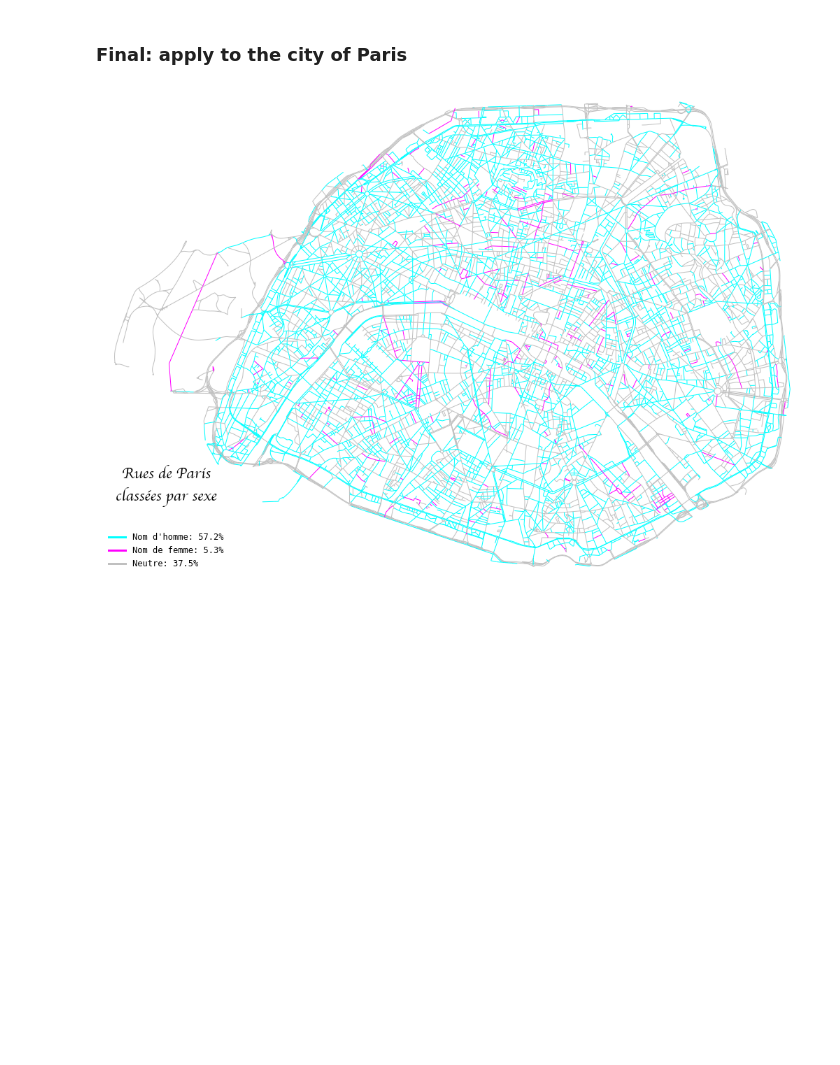
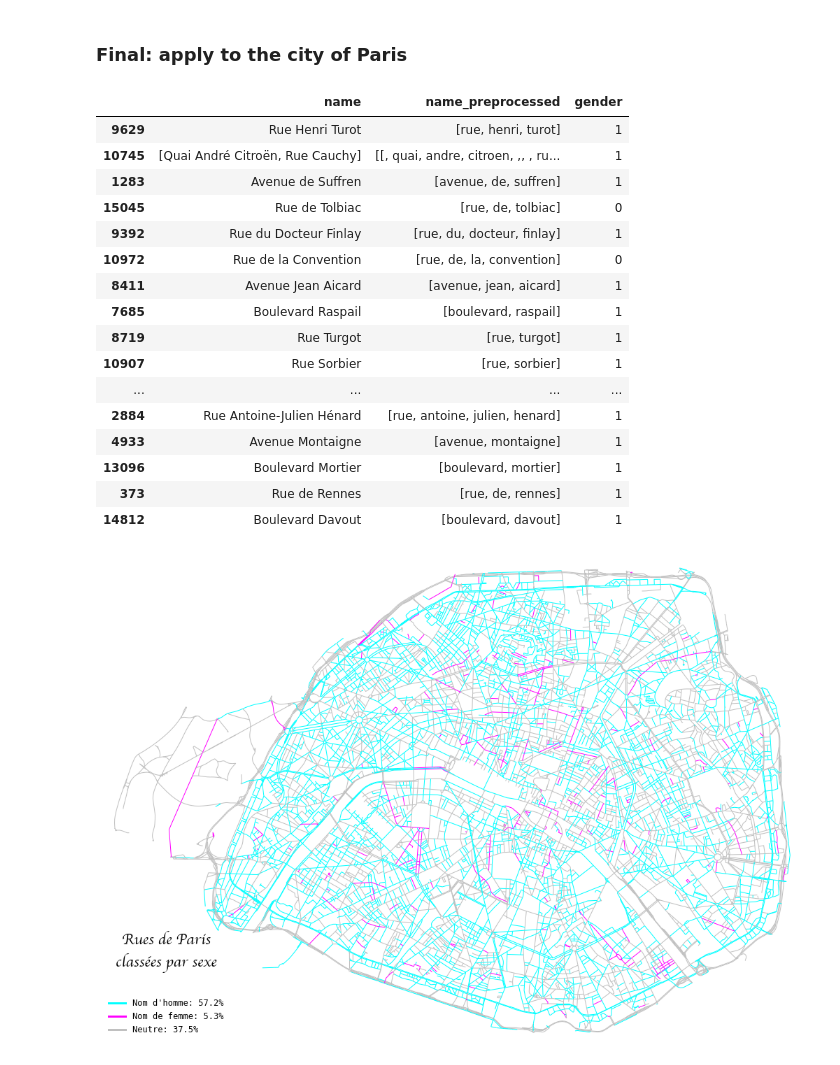
Before and after one commit to tdemareuil/StreetGender, a Jupyter notebook: roadnames.ipynb, the cells around one changed output. Saved outputs shown, nothing was run; the diff lists cells and outputs as text; code cells hidden in the pictures; blank space fills up the shorter version.

```diff
--- a/roadnames.ipynb
+++ b/roadnames.ipynb
@@ -457,8 +457,26 @@ roads['name_preprocessed'] = roads['name_preprocessed'].apply(lambda x: re.split
 roads['gender'] = roads['name_preprocessed'].progress_apply(lambda x: classify_gender(x))
 # %%
 # display a sample of street genders to check
-#test = roads.sample(50)
-#test
+test = roads.sample(50)
+test
+# %% [output]
+|  | name | name_preprocessed | gender |
+| 9629 | Rue Henri Turot | [rue, henri, turot] | 1 |
+| 10745 | [Quai André Citroën, Rue Cauchy] | [[, quai, andre, citroen, ,, , ru... | 1 |
+| 1283 | Avenue de Suffren | [avenue, de, suffren] | 1 |
+| 15045 | Rue de Tolbiac | [rue, de, tolbiac] | 0 |
+| 9392 | Rue du Docteur Finlay | [rue, du, docteur, finlay] | 1 |
+| 10972 | Rue de la Convention | [rue, de, la, convention] | 0 |
+| 8411 | Avenue Jean Aicard | [avenue, jean, aicard] | 1 |
+| 7685 | Boulevard Raspail | [boulevard, raspail] | 1 |
+| 8719 | Rue Turgot | [rue, turgot] | 1 |
+| 10907 | Rue Sorbier | [rue, sorbier] | 1 |
+| ... | ... | ... | ... |
+| 2884 | Rue Antoine-Julien Hénard | [rue, antoine, julien, henard] | 1 |
+| 4933 | Avenue Montaigne | [avenue, montaigne] | 1 |
+| 13096 | Boulevard Mortier | [boulevard, mortier] | 1 |
+| 373 | Rue de Rennes | [rue, de, rennes] | 1 |
+| 14812 | Boulevard Davout | [boulevard, davout] | 1 |
 # %%
 # add gender attribute to the road graph
 edges = ox.graph_to_gdfs(G, nodes=False)
```
Also changed, not shown: parts of 12 cells of this notebook, 2 other files.
